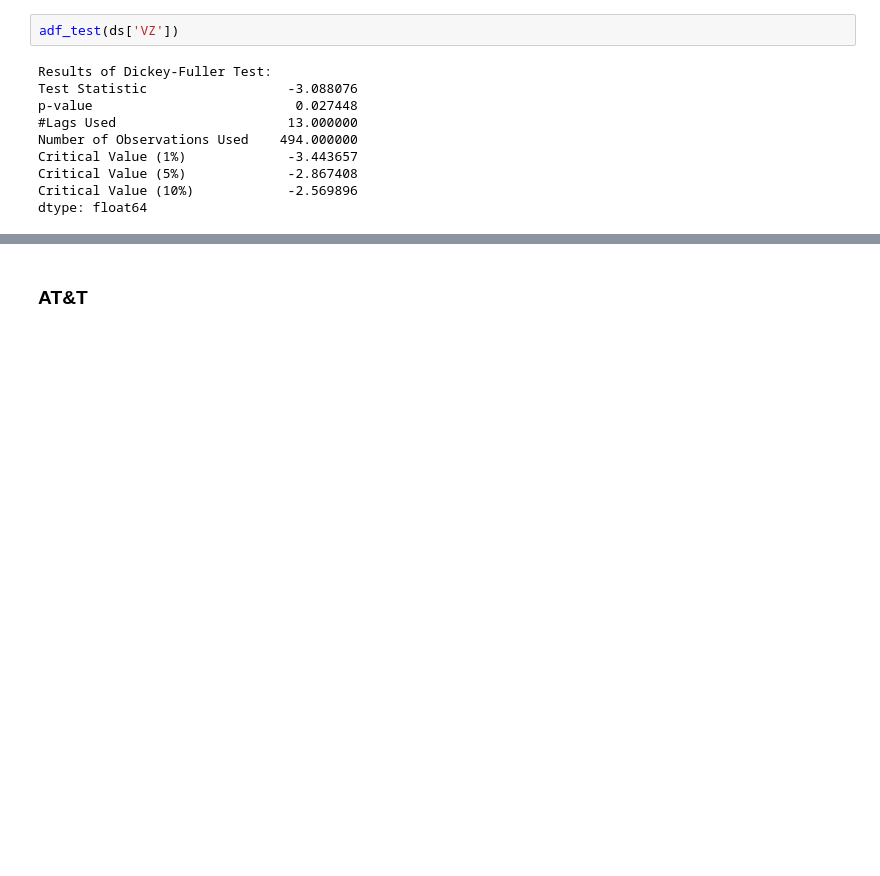
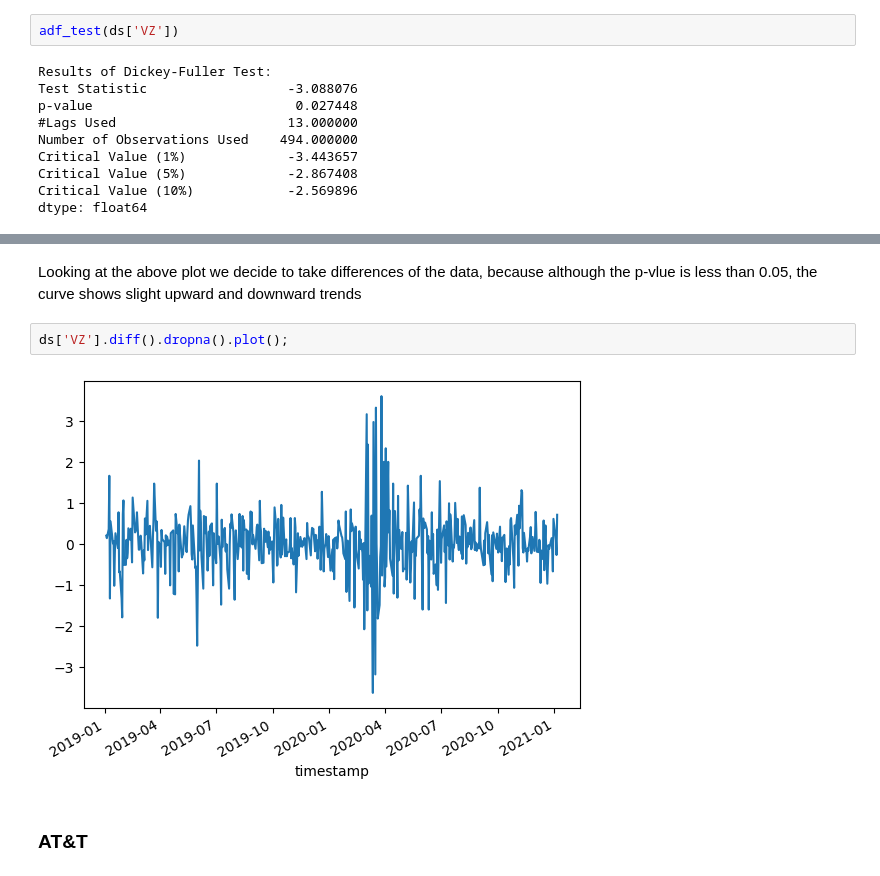
Before and after one commit to pallabee/Time-Series-for-Stock-Price-Prediction, a Jupyter notebook: eda/stationarity.ipynb, the cells around one changed output, grey strips where cells are left out. Drawn from its saved outputs; the diff is of its cells as text; blank space fills up the shorter version.

```diff
--- a/eda/stationarity.ipynb
+++ b/eda/stationarity.ipynb
@@ -47,3 +78,9 @@ The Augmented Dickey-Fuller Test for Verizon stock prices shows the p-value obta
+# %% [markdown]
+Looking at the above plot we decide to take differences of the data, because although the p-vlue is less than 0.05, the curve shows slight upward and downward trends
+# %%
+ds['VZ'].diff().dropna().plot();
+# %% [output]
+[figure, added]
 # %% [markdown]
 ### AT&T
 # %%
```
Also changed, not shown: parts of 8 cells of this notebook.
